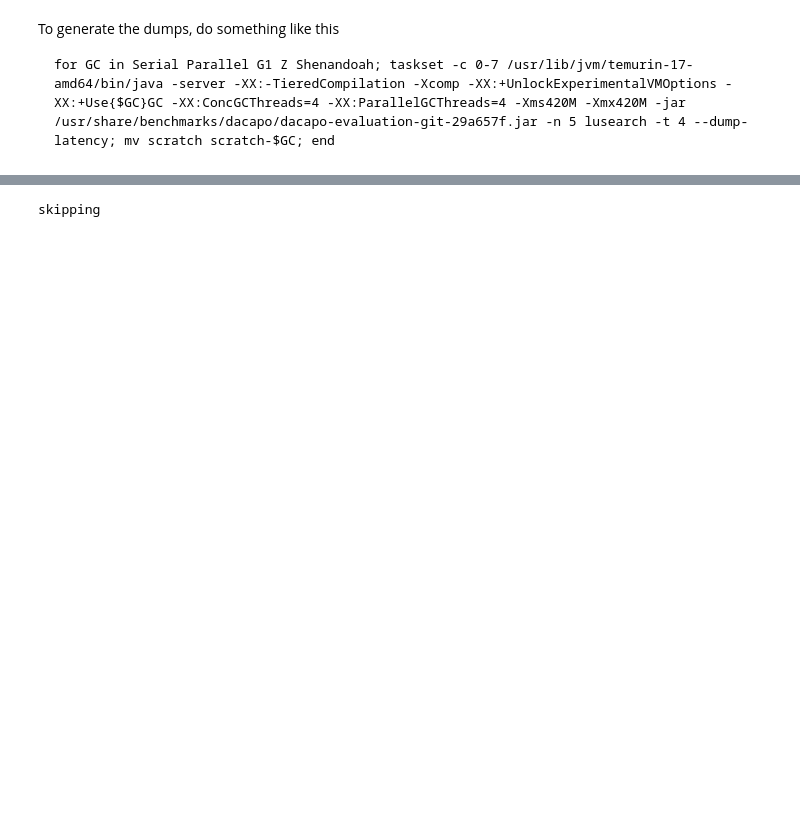
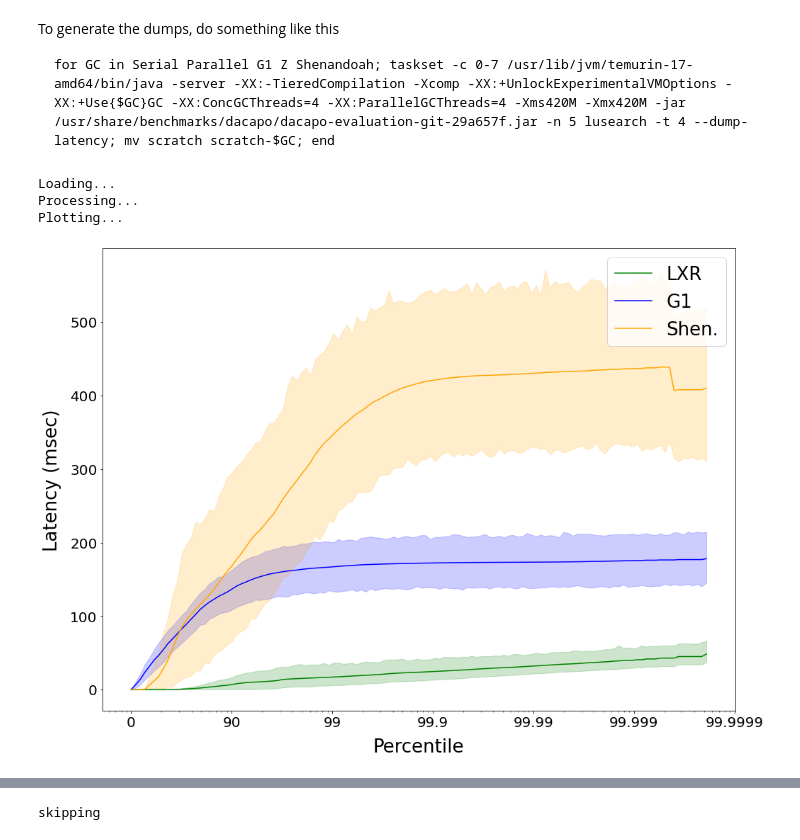
Before and after one commit to wenyuzhao/mmtk-dev, a Jupyter notebook: evaluation/configs/lxr-new-latency-curve/latency_dump.ipynb, the cells around one changed output, grey strips where cells are left out. Saved outputs shown, nothing was run; the diff lists cells and outputs as text; code cells hidden in the pictures; blank space fills up the shorter version.

```diff
--- a/evaluation/configs/lxr-new-latency-curve/latency_dump.ipynb
+++ b/evaluation/configs/lxr-new-latency-curve/latency_dump.ipynb
@@ -69,3 +72,48 @@ def load_data_and_plot(bench, gcs, folders, invocations = 10, save = None, laten
 
     if save is not None:
         plt.savefig(save, bbox_inches='tight')
+# %%
+# Lusearch
+
+runid1 = 'deer-2021-11-20-Sat-085419'
+runid2 = 'elk-2021-11-20-Sat-121417'
+runid3 = 'deer-2021-11-19-Fri-152249-lusearch'
+runid4 = 'deer-2021-11-20-Sat-151226-lusearch'
+runid5 = 'deer-2021-11-20-Sat-153942-lusearch'
+runid6 = 'deer-2021-11-20-Sat-163934-lusearch'
+runid7 = 'deer-2021-11-20-Sat-174605-lusearch'
+
+load_data_and_plot(
+    bench = 'luseaarch',
+    gcs = ["LXR", "G1", "Shen."],
+    folders_list = [
+        # LXR
+        [
+            result(runid1, 'lusearch.3023.70.jdk.ix.common.tph.mmtk_perf.nr-1.latency.dacapochopin-29a657f'),
+            result(runid2, 'lusearch.3023.70.jdk.ix.common.tph.mmtk_perf.nr-1.latency.dacapochopin-29a657f'),
+            result(runid3, 'lusearch.3023.70.jdk.ix.common.tph.mmtk_perf.nr-1.latency.dacapochopin-29a657f'),
+            result(runid4, 'lusearch.3023.70.jdk.ix.common.tph.mmtk_perf.nr-1.latency.dacapochopin-29a657f'),
+            result(runid5, 'lusearch.3023.70.jdk.ix.common.tph.mmtk_perf.nr-1.latency.dacapochopin-29a657f'),
+            result(runid6, 'lusearch.3023.70.jdk.ix.common.tph.mmtk_perf.nr-1.latency.dacapochopin-29a657f'),
+            result(runid7, 'lusearch.3023.70.jdk.ix.common.tph.mmtk_perf.nr-1.latency.dacapochopin-29a657f'),
+        ],
+        # G1
+        [
+            result(runid1, 'lusearch.3023.70.jdk.g1.common.hs_perf.latency.dacapochopin-29a657f'),
+            result(runid2, 'lusearch.3023.70.jdk.g1.common.hs_perf.latency.dacapochopin-29a657f'),
+        ],
+        # Shen.
+        [
+            result(runid1, 'lusearch.3023.70.jdk.shenandoah.common.latency.hs_perf.latency.dacapochopin-29a657f'),
+            result(runid2, 'lusearch.3023.70.jdk.shenandoah.common.latency.hs_perf.latency.dacapochopin-29a657f'),
+        ],
+
+    ],
+    invocations = 30,
+    save = './latency-lusearch.pdf',
+)
+# %% [output]
+Loading...
+Processing...
+Plotting...
+[figure, added]
```
Also changed, not shown: parts of 7 cells of this notebook, 4 other files.
